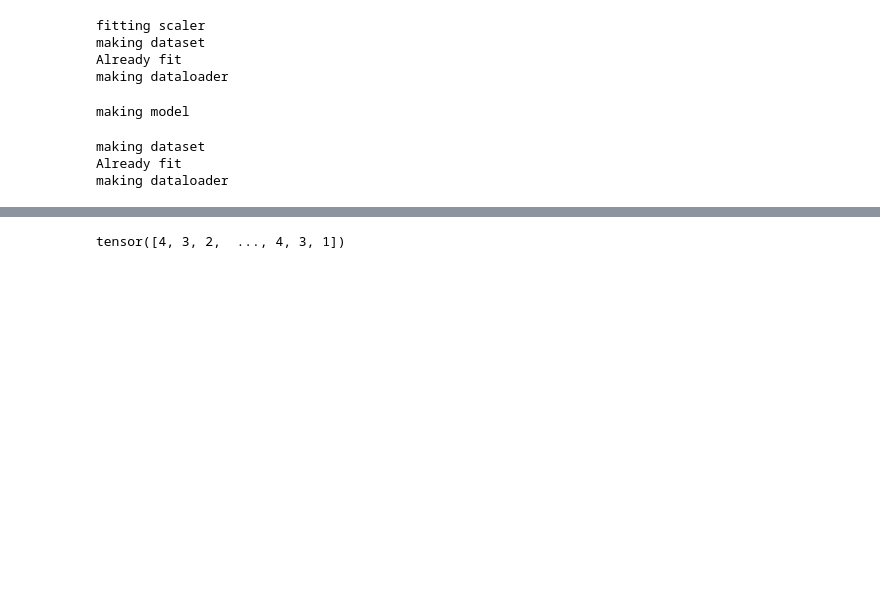
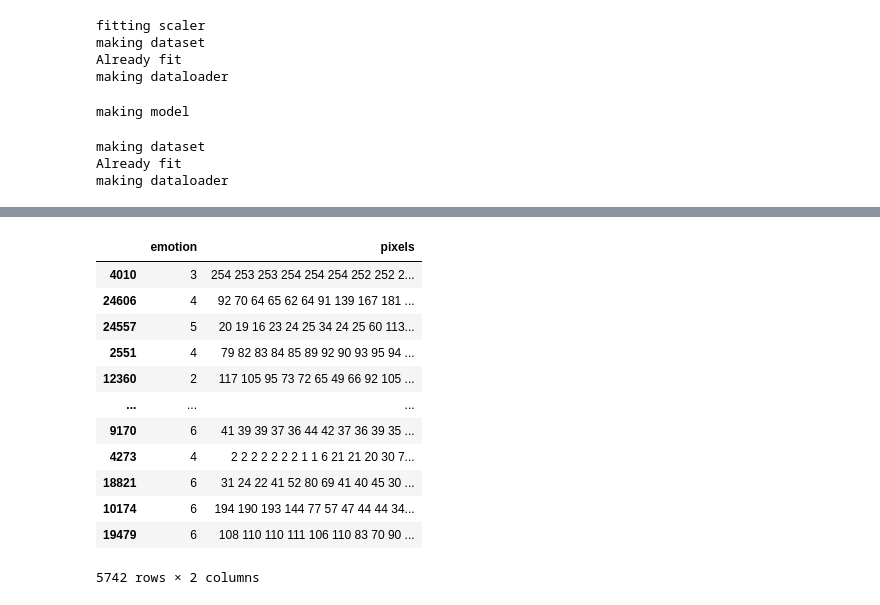
Before and after one commit to Andrewnolan13/AdvancedAI, a Jupyter notebook: CA2/notebooks/03 pipeline.ipynb, the cells around one changed output, grey strips where cells are left out. Drawn from its saved outputs; the diff is of its cells as text; code cells hidden in the pictures; blank space fills up the shorter version.

```diff
--- a/CA2/notebooks/03 pipeline.ipynb
+++ b/CA2/notebooks/03 pipeline.ipynb
@@ -858,5 +981,18 @@ TrainingData
 # %%
+FinalTestData
 # %% [output]
+|  | emotion | pixels |
+| 4010 | 3 | 254 253 253 254 254 254 252 252 2... |
+| 24606 | 4 | 92 70 64 65 62 64 91 139 167 181 ... |
+| 24557 | 5 | 20 19 16 23 24 25 34 24 25 60 113... |
+| 2551 | 4 | 79 82 83 84 85 89 92 90 93 95 94 ... |
+| 12360 | 2 | 117 105 95 73 72 65 49 66 92 105 ... |
+| ... | ... | ... |
+| 9170 | 6 | 41 39 39 37 36 44 42 37 36 39 35 ... |
+| 4273 | 4 | 2 2 2 2 2 2 2 1 1 6 21 21 20 30 7... |
+| 18821 | 6 | 31 24 22 41 52 80 69 41 40 45 30 ... |
+| 10174 | 6 | 194 190 193 144 77 57 47 44 44 34... |
+| 19479 | 6 | 108 110 110 111 106 110 83 70 90 ... |
-tensor([4, 3, 2,  ..., 4, 3, 1])
+5742 rows × 2 columns
 # %%
 torch.cuda.empty_cache()
```
Also changed, not shown: parts of 17 cells of this notebook.
